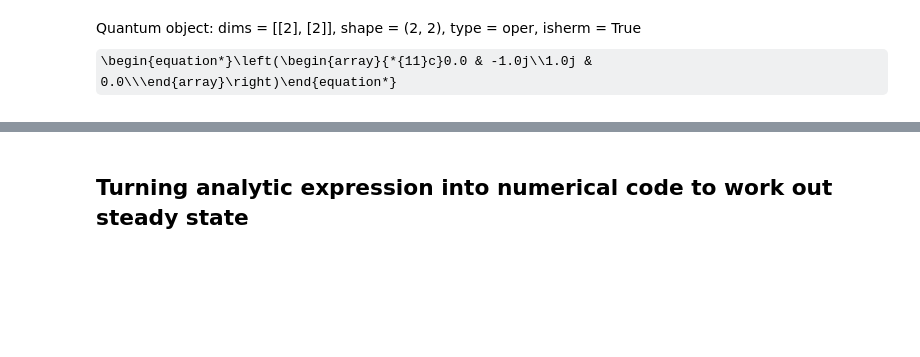
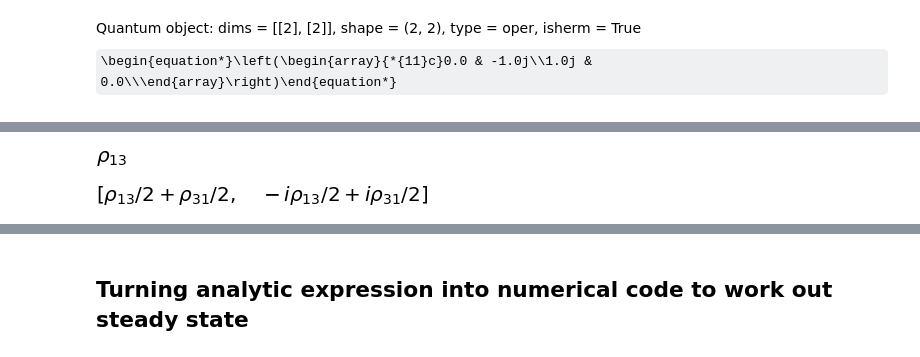
Before and after one commit to rareearthquantum/model_upconversion_peter, a Jupyter notebook: steady_analytic.ipynb, the cells around one changed output, grey strips where cells are left out. Drawn from its saved outputs; the diff is of its cells as text; code cells hidden in the pictures; some formulas as TeX source; blank space fills up the shorter version.

```diff
--- a/steady_analytic.ipynb
+++ b/steady_analytic.ipynb
@@ -107,8 +139,10 @@ $$\left[\begin{matrix}1 & 0 & 0 & 0 & 1 & 0 & 0 & 0 & 1\\- i \Omega_{\mu} & - i
 # %%
-#rho11,rho12,rho13,rho21,rho22,rho23,rho31,rho32,rho33 = sym.symbols('rho_11 rho_12 rho_13 rho_21 rho_22 rho_23 rho_31 rho_32 rho_33')
-#rho = Matrix([[rho11,rho21,rho31],[rho12,rho22,rho32],[rho13,rho23,rho33]])
-#rho = 1*rho.T
-#rho[:]
-#rhoflat = 1*rho.T
-#rhoflat = rhoflat[:]
-#rhoflat[6]
+rho11,rho12,rho13,rho21,rho22,rho23,rho31,rho32,rho33 = sym.symbols('rho_11 rho_12 rho_13 rho_21 rho_22 rho_23 rho_31 rho_32 rho_33')
+rho = Matrix([[rho11,rho21,rho31],[rho12,rho22,rho32],[rho13,rho23,rho33]])
+rho = 1*rho.T
+rho[:]
+rhoflat = 1*rho.T
+rhoflat = rhoflat[:]
+rhoflat[6]
+# %% [output]
+[figure, added]
@@ -114,0 +162,6 @@ $$\left[\begin{matrix}1 & 0 & 0 & 0 & 1 & 0 & 0 & 0 & 1\\- i \Omega_{\mu} & - i
+# %%
+#these is our new state vector
+t = CtoR*Matrix(rhoflat)
+t[5:7]
+# %% [output]
+[figure, added]
```
Also changed, not shown: parts of 36 cells of this notebook.
